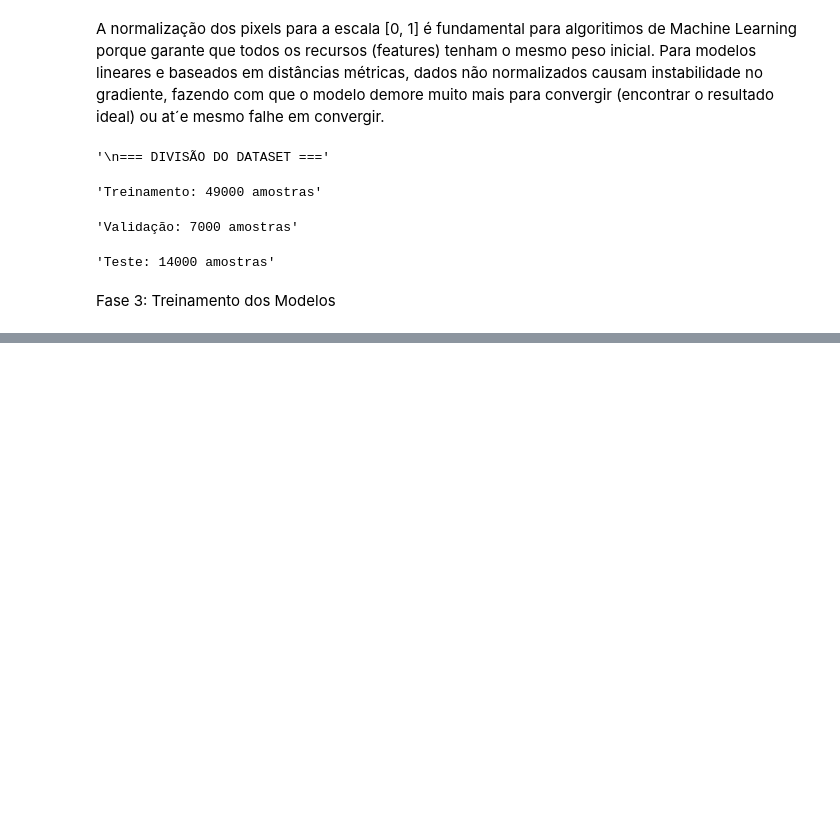
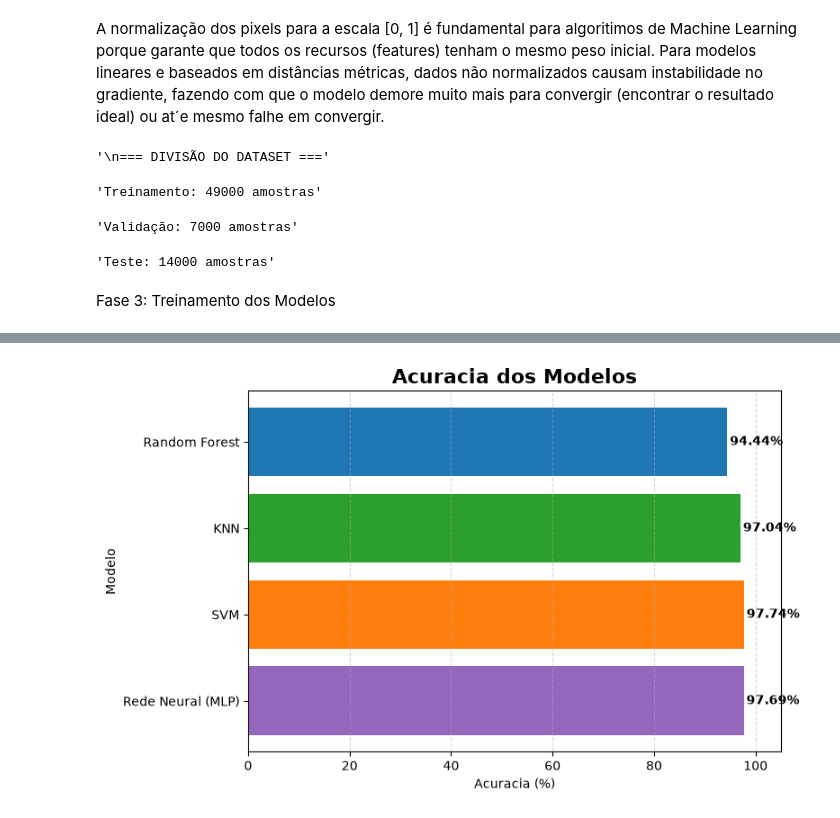
Before and after one commit to Carlos779-cloud/Modulo-02-MniProjeto, a Jupyter notebook: main.ipynb, the cells around one changed output, grey strips where cells are left out. Drawn from its saved outputs; the diff is of its cells as text; code cells hidden in the pictures; blank space fills up the shorter version.

```diff
--- a/main.ipynb
+++ b/main.ipynb
@@ -154,0 +383,19 @@ Fase 3: Treinamento dos Modelos
+# %%
+acuracias = [np.mean(y_test == pred) * 100 for pred in predicoes]
+fig, eixo = plt.subplots(figsize=(8, 5))
+barras = eixo.barh(modelos_nomes, acuracias,
+                   color=['#1f77b4', '#2ca02c', '#ff7f0e', '#9467bd'])
+eixo.set_title('Acuracia dos Modelos', fontsize=16, fontweight='bold')
+eixo.set_xlabel('Acuracia (%)')
+eixo.set_ylabel('Modelo')
+eixo.set_xlim(0, 105)
+eixo.grid(axis='x', linestyle='--', alpha=0.5)
+eixo.invert_yaxis()
+for barra, acuracia in zip(barras, acuracias):
+    eixo.text(acuracia + 0.5, barra.get_y() + barra.get_height() / 2,
+              f'{acuracia:.2f}%', va='center', fontweight='bold')
+fig.tight_layout()
+fig.savefig(pasta_graficos / '5 = acuracia_modelos.png', dpi=300, bbox_inches='tight')
+plt.show()
+# %% [output]
+[figure, added]
```
Also changed, not shown: parts of 14 cells of this notebook, 5 other files.
